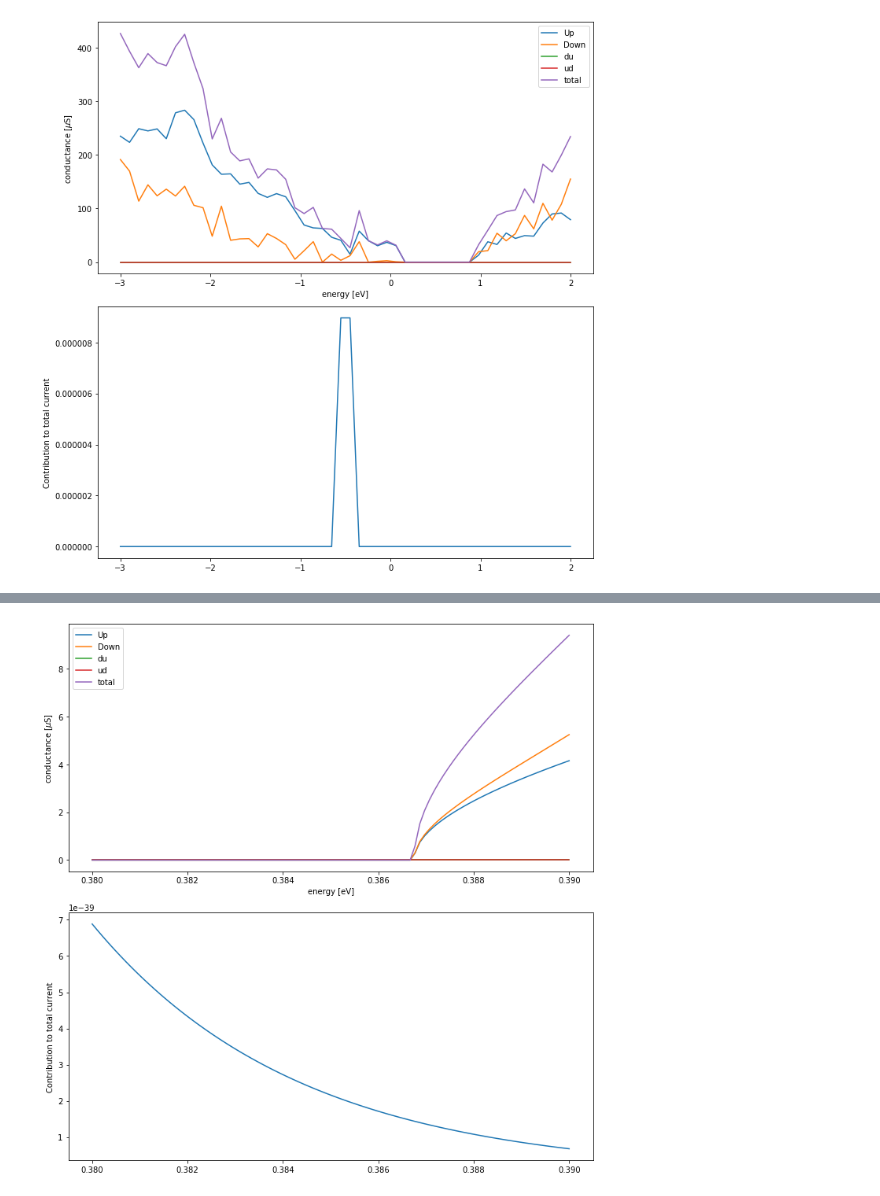
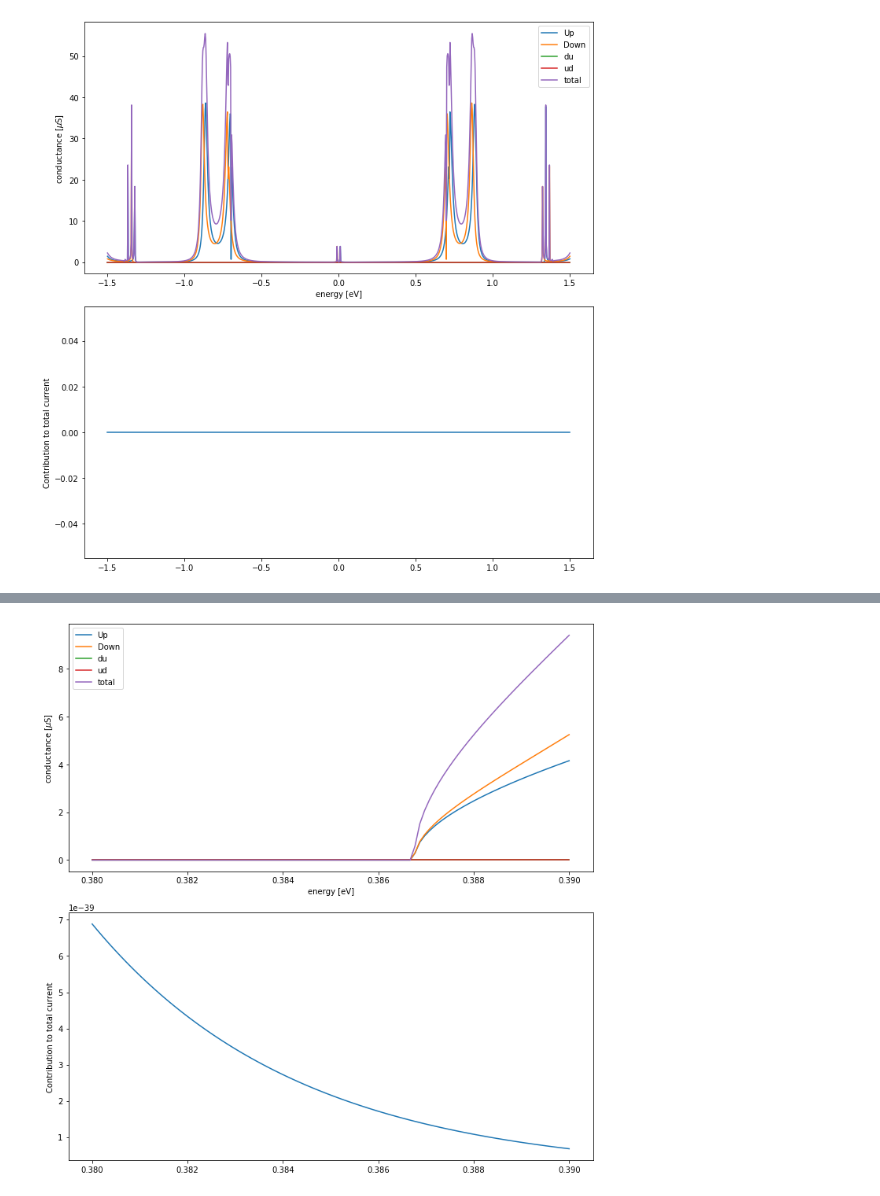
Before and after one commit to paragonal/graphene-quantum-dot, a Jupyter notebook: graphene quantum dot.ipynb, the cells around one changed output, grey strips where cells are left out. Saved outputs shown, nothing was run; the diff lists cells and outputs as text; code cells hidden in the pictures.

```diff
--- a/graphene quantum dot.ipynb
+++ b/graphene quantum dot.ipynb
@@ -25,10 +25,6 @@ sigma_x = tinyarray.array([[0, 1], [1, 0]])
 sigma_y = tinyarray.array([[0, -1j], [1j, 0]])
 sigma_z = tinyarray.array([[1, 0], [0, -1]])
 
-# h=4.1357e-15 # ev * s
-# hbar = 6.5821e-16 # ev * s
-# q_e = 1
-
 ev_to_j = 1.6e-19
 
 
@@ -52,7 +48,6 @@ def make_system(r, t, tp, left_pot, right_pot, leads, parallel = True, lead_zeem
     def hopy(site1, site2, B):
         x = site1.pos[0]
         return sigma_0 * t * np.exp(1j * B * x * q_e/hbar * a / sqrt(3))
-        # try e / (hbar c)
 
     def hop_right(site1, site2, B):
         x_0 = site1.pos[0]
@@ -97,7 +92,7 @@ def make_system(r, t, tp, left_pot, right_pot, leads, parallel = True, lead_zeem
                 E_z *= -1
             if not lead_zeeman:
                 E_z = 0
-            return pot * sigma_0 + E_z * sigma_z
+            return pot * sigma_0 #+ E_z * sigma_z
 
         lead[lead_lattice.shape(lead_shape, (0, 0))] = lead_potential
 
@@ -190,8 +185,8 @@ v_sd = 5/1000*ev_to_j # ev
 left_pot = v_sd/2
 right_pot = -v_sd/2
 
-syst = make_system(r=50,t=-t, left_pot=left_pot
-                   , right_pot=right_pot, tp=None, leads = True, parallel=True, lead_zeeman=True)
+syst = make_system(r=20,t=-t, left_pot=left_pot
+                   , right_pot=right_pot, tp=None, leads = True, parallel=True, lead_zeeman=False)
 syst = syst.finalized()
 
 def spin_up_map(i):
@@ -214,4 +209,5 @@ kwant.plotter.map(syst, spin_down_map);
 #     spectrum = kwant.kpm.SpectralDensity(syst, rng=0, params=params)
 #     energies, densities = spectrum()
 #     frames.append((E_z, energies, densities))
+kwant.plot(syst, pos_transform= lambda x: x * 1e9);
 # %% [output]
@@ -279,8 +276,8 @@ def plot_conductance(syst, energies, mu_left, mu_right, temp, params, silent=Fal
     return current_sum, energies, total, spin_downs, spin_ups
 
 
-def plot_bandstructure(flead, momenta):
-    bands = kwant.physics.Bands(flead)
+def plot_bandstructure(flead, momenta, params):
+    bands = kwant.physics.Bands(flead, params = params)
     energies = [bands(k)/ev_to_j for k in tqdm(momenta)]
 
     plt.figure(figsize=(10,6))
@@ -293,38 +290,104 @@ def plot_bandstructure(flead, momenta):
     return energies
 
 
 
 def plot_spectrum(syst, Bfields, k):
     energies = []
     for B in tqdm(Bfields):
         # Obtain the Hamiltonian as a sparse matrix
         ham_mat = syst.hamiltonian_submatrix(params=dict(B=0, E_z=B), sparse=True)
 
         # we only calculate the k lowest eigenvalues
         ev = sla.eigsh(ham_mat.tocsc(), k=k, sigma=0,
                        return_eigenvectors=False)
 
         energies.append(ev)
 
     return Bfields, energies
 
 
 
 
 
 # Do conductance plotting
 
-params=dict(B=0, E_z = 0.5*ev_to_j)
+syst = make_system(r=10, t=-t, left_pot=left_pot, right_pot=right_pot, tp=None, leads=True,
+                   parallel = True, lead_zeeman=False)
+syst = syst.finalized()
+
 temp = 50
-doping_level = -.5 * ev_to_j
-span = max(2.5*ev_to_j, left_pot - right_pot)
-v_sd = 5/1000
+doping_level = 0 * ev_to_j
+span = max(1.5*ev_to_j, left_pot - right_pot)
+v_sd = 0#5/1000
 left_pot = v_sd / 2 * ev_to_j
 right_pot = -v_sd / 2 * ev_to_j
 
-energies = np.linspace(-span + doping_level, span + doping_level , 50)
-out = plot_conductance(syst, energies, doping_level+left_pot, doping_level+right_pot, temp,
+
+energies = np.linspace(-span + doping_level, span + doping_level , 1000)
+params = dict(B=0, E_z = 0.01*ev_to_j)
+
+out = \
+    plot_conductance(syst, energies, doping_level+left_pot, doping_level+right_pot, temp,
                  params = params, silent=False)
+# np.save("data/thermal_activation_parallel_5mV_Z52meV", out)
+np.save("data/150_angstroms/5mV_Z10meV_antiparallel", out)
+
+
+# setup
+# temp = 50
+# doping_level = -0.5 * ev_to_j
+# voltages = np.linspace(0, 0.7, 150)
+# # voltages = np.arange(0,0.7, 2*(voltages[1] - voltages[0]))
+# frames = []
+# for v_sd in tqdm(voltages):
+#     ### Make System
+#     left_pot = v_sd / 2 * ev_to_j
+#     right_pot = -v_sd / 2 * ev_to_j
+#     syst = make_system(r=50, t=-t, left_pot=left_pot, right_pot=right_pot, tp=None, leads=True,
+#                        parallel = True)
+#     syst = syst.finalized()
+#
+#
+#     ### Do conductance plotting
+#     span = max(2.5*ev_to_j, left_pot - right_pot)
+#     energies = np.linspace(-span + doping_level, span + doping_level, 50)
+#     params = dict(B=5, E_z = 0.01*ev_to_j)
+#
+#     out = \
+#         plot_conductance(syst, energies, doping_level+left_pot, doping_level+right_pot, temp,
+#                          params = params, silent=True)
+#
+#     frames.append((v_sd, out))
+#
+#     np.save("data/iv_parallel_5T", np.array(frames))
+#
+#
+# # setup
+# temp = 50
+# doping_level = -0.5 * ev_to_j
+# voltages = np.linspace(0, 0.7, 150)
+# frames = []
+# for v_sd in tqdm(voltages):
+#     ### Make System
+#     left_pot = v_sd / 2 * ev_to_j
+#     right_pot = -v_sd / 2 * ev_to_j
+#     syst = make_system(r=50, t=-t, left_pot=left_pot, right_pot=right_pot, tp=None, leads=True,
+#                        parallel = False)
+#     syst = syst.finalized()
+#
+#
+#     ### Do conductance plotting
+#     span = max(2.5*ev_to_j, left_pot - right_pot)
+#     energies = np.linspace(-span + doping_level, span + doping_level , 50)
+#     params = dict(B=0, E_z = 0.01*ev_to_j)
+#
+#     out = \
+#         plot_conductance(syst, energies, doping_level+left_pot, doping_level+right_pot, temp,
+#                          params = params, silent=True)
+#
+#     frames.append(out)
+#
+#     np.save("data/iv_anti_parallel", np.array(frames))
 # %% [output]
-[figure, old version]
+[figure, new version]
 # %%
```
Also changed, not shown: parts of 3 cells of this notebook, 1 other file.
